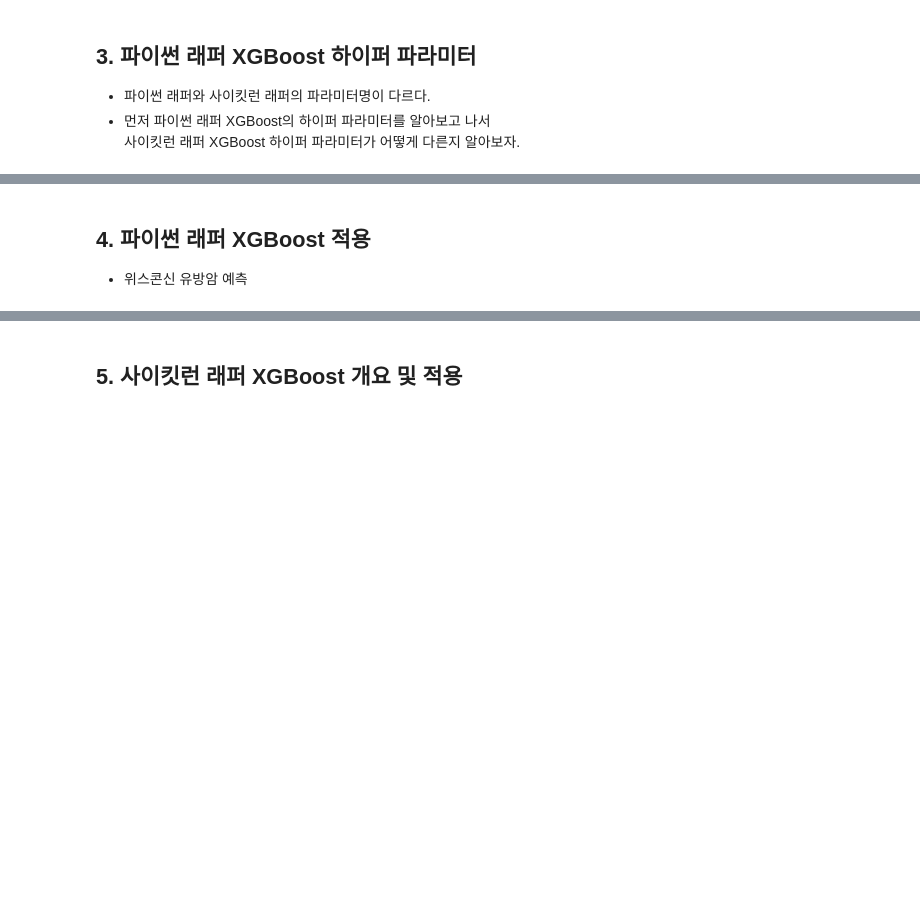
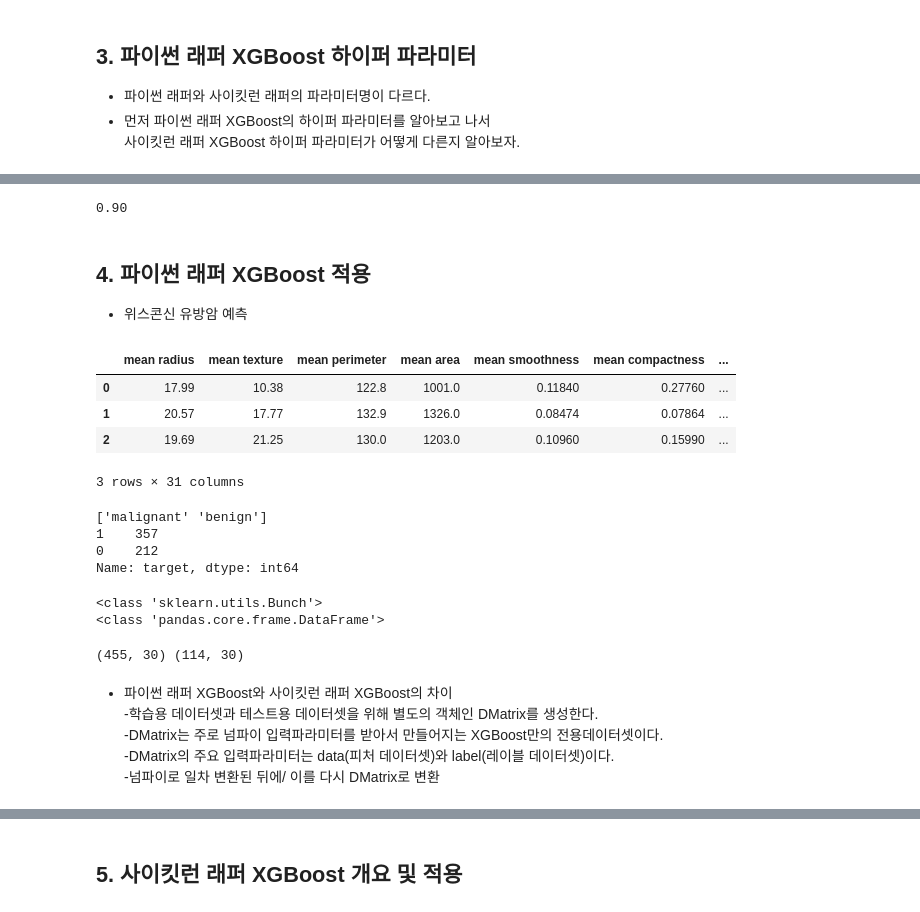
Before and after one commit to lim-jr/ESAA-Submits, a Jupyter notebook: 1114월과제_머신러닝_완벽가이드(227~251,_278~289).ipynb, the cells around one changed output, grey strips where cells are left out. Saved outputs shown, nothing was run; the diff lists cells and outputs as text; code cells hidden in the pictures; blank space fills up the shorter version.

```diff
--- a/1114월과제_머신러닝_완벽가이드(227~251,_278~289).ipynb
+++ b/1114월과제_머신러닝_완벽가이드(227~251,_278~289).ipynb
@@ -47,3 +56,11 @@ from xgboost import XGBClassifier
+# %%
+import xgboost
+
+print(xgboost.__version__)
+
+# 최신버전은 0.9버전, 책은 0.8버전 기준
+# %% [output]
+0.90
 # %% [markdown]
 ## 4. 파이썬 래퍼 XGBoost 적용
   - 위스콘신 유방암 예측
@@ -49,0 +76,43 @@ from xgboost import XGBClassifier
+# %%
+dataset = load_breast_cancer()
+X_features = dataset.data
+y_label = dataset.target
+cancer_df = pd.DataFrame(data=X_features, columns=dataset.feature_names)
+cancer_df['target'] = y_label
+cancer_df.head(3)
+# %% [output]
+|  | mean radius | mean texture | mean perimeter | mean area | mean smoothness | mean compactness | ... |
+| 0 | 17.99 | 10.38 | 122.8 | 1001.0 | 0.11840 | 0.27760 | ... |
+| 1 | 20.57 | 17.77 | 132.9 | 1326.0 | 0.08474 | 0.07864 | ... |
+| 2 | 19.69 | 21.25 | 130.0 | 1203.0 | 0.10960 | 0.15990 | ... |
+3 rows × 31 columns
+# %%
+print(dataset.target_names) #객체명이 데이터셋
+print(cancer_df['target'].value_counts()) #객체명이 캔서디에프
+
+## 악성인 malignant가 0값으로, 양성인 benign이 1값으로 돼어있음
+# %% [output]
+['malignant' 'benign']
+1    357
+0    212
+Name: target, dtype: int64
+# %%
+print(type(dataset))
+print(type(cancer_df))
+# %% [output]
+<class 'sklearn.utils.Bunch'>
+<class 'pandas.core.frame.DataFrame'>
+# %%
+# 전체 데이터 중 80%는 학습용 데이터, 20%는 테스용 데이터 추출
+X_train, X_test, y_train, y_test = train_test_split(X_features, y_label, test_size=0.2, random_state=156)
+## 이건 cancer_df(DF)가지고 하는게 아니라 dataset(Bunch)가지고 한다.
+
+print(X_train.shape, X_test.shape)
+# %% [output]
+(455, 30) (114, 30)
+# %% [markdown]
+* 파이썬 래퍼 XGBoost와 사이킷런 래퍼 XGBoost의 차이
+  -학습용 데이터셋과 테스트용 데이터셋을 위해 별도의 객체인 DMatrix를 생성한다.
+  -DMatrix는 주로 넘파이 입력파라미터를 받아서 만들어지는 XGBoost만의 전용데이터셋이다.
+  -DMatrix의 주요 입력파라미터는 data(피처 데이터셋)와 label(레이블 데이터셋)이다.
+  -넘파이로 일차 변환된 뒤에/ 이를 다시 DMatrix로 변환
```
Also changed, not shown: parts of 36 cells of this notebook.
